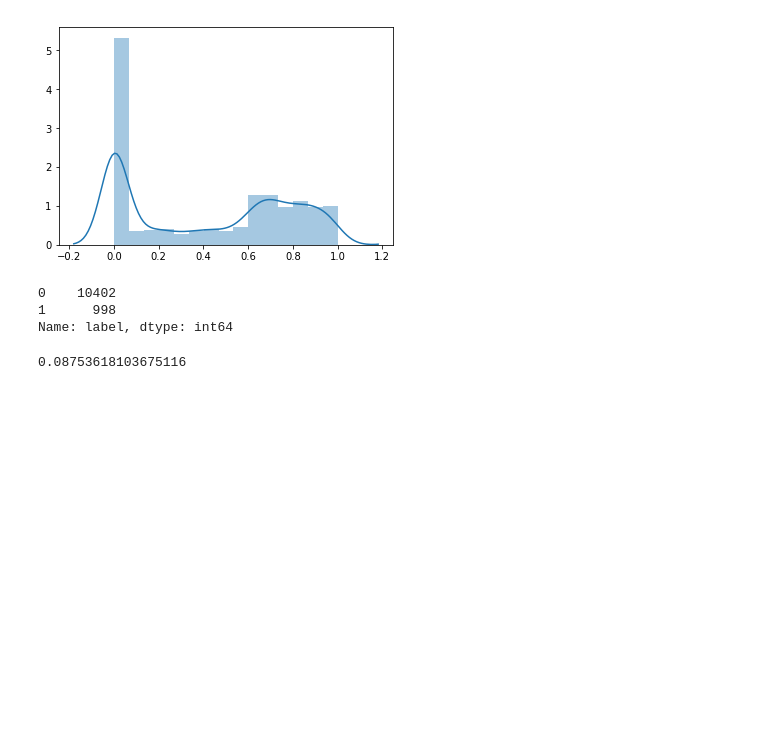
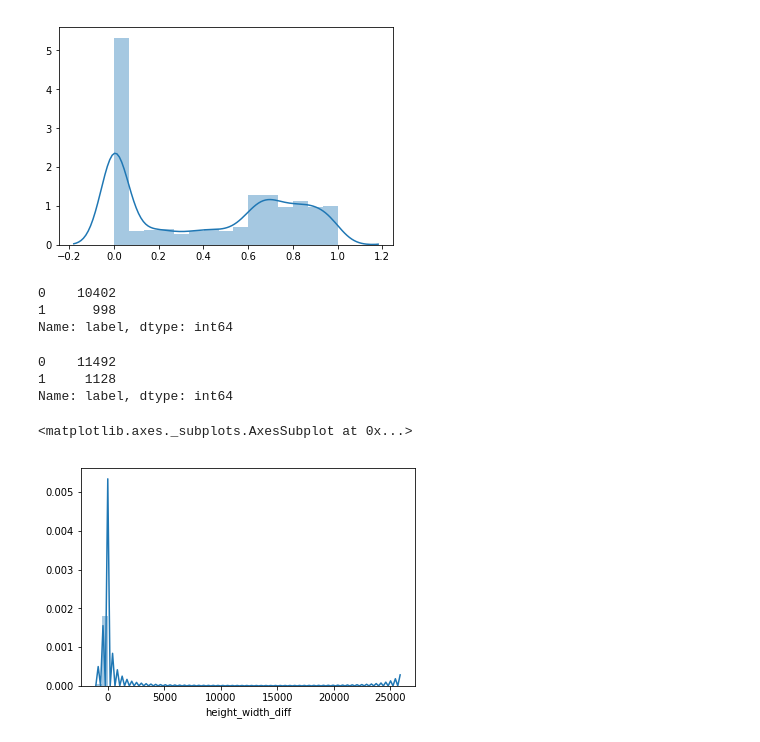
Before and after one commit to swaroop-nath/Semantic-Web-Parser, a Jupyter notebook: Second Model Preparation/exploratory_data_analysis.ipynb, the cells around one changed output. Saved outputs shown, nothing was run; the diff lists cells and outputs as text; code cells hidden in the pictures; blank space fills up the shorter version.

Commit message:
Dataset has been labelled and explored to find nuanced information (if any).

```diff
--- a/Second Model Preparation/exploratory_data_analysis.ipynb
+++ b/Second Model Preparation/exploratory_data_analysis.ipynb
@@ -105,7 +104,14 @@ dataset.label.value_counts()
 0    10402
 1      998
 Name: label, dtype: int64
-# %%
-998/11401
-# %% [output]
-0.08753618103675116
+# %%
+dataset.label.value_counts()
+# %% [output]
+0    11492
+1     1128
+Name: label, dtype: int64
+# %%
+sns.distplot(dataset.height_width_diff)
+# %% [output]
+<matplotlib.axes._subplots.AxesSubplot at 0x...>
+[figure, added]
```
Also changed, not shown: parts of 4 cells of this notebook, 2 other files.
